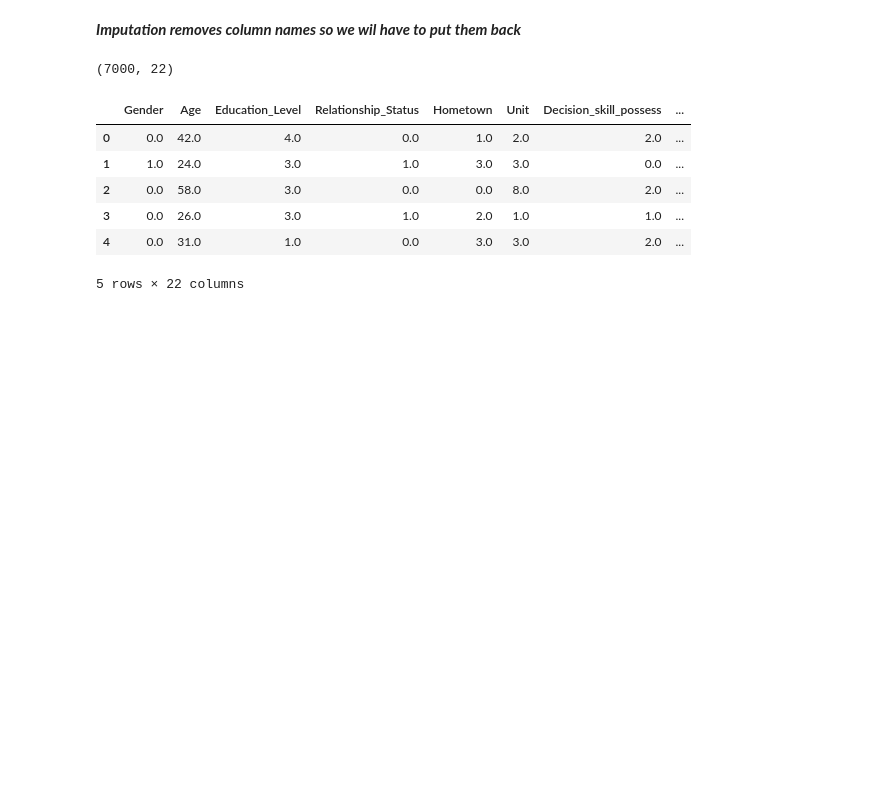
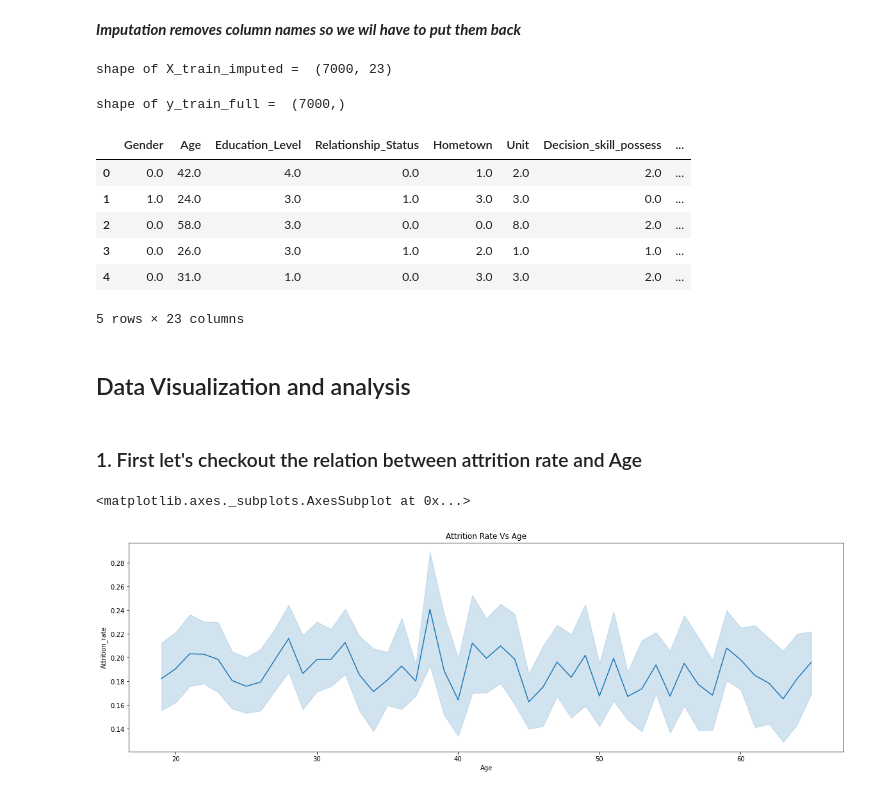
Before and after one commit to partha2000/Employee_attrition_rate_predictor, a Jupyter notebook: eda/EDA report made with kaggle.ipynb, the cells around one changed output. Drawn from its saved outputs; the diff is of its cells as text; code cells hidden in the pictures; blank space fills up the shorter version.

Commit message:
data Visualization and analysis

```diff
--- a/eda/EDA report made with kaggle.ipynb
+++ b/eda/EDA report made with kaggle.ipynb
@@ -120,7 +166,7 @@ X_train_full = training_dataframe
 
 X_train_full.dropna(axis=0, subset=['Attrition_rate'], inplace=True, how = "any")
 y_train_full = X_train_full.Attrition_rate
-X_train_full.drop(['Attrition_rate'], axis=1, inplace=True)
+# X_train_full.drop(['Attrition_rate'], axis=1, inplace=True)
 
 
 X_train_full.head()
@@ -187,9 +233,13 @@ X_train_imputed.head()
 # Imputation removed column names; they have to be put back
 X_train_imputed.columns = X_train_full.columns
 # X_train_imputed.index = X_train_full.index
-print(X_train_imputed.shape)
+print("shape of X_train_imputed = ",X_train_imputed.shape)
 # %% [output]
-(7000, 22)
+shape of X_train_imputed =  (7000, 23)
+# %%
+print("shape of y_train_full = ",y_train_full.shape)
+# %% [output]
+shape of y_train_full =  (7000,)
 # %%
 X_train_imputed.head()
 # %% [output]
@@ -199,4 +249,19 @@ X_train_imputed.head()
 | 2 | 0.0 | 58.0 | 3.0 | 0.0 | 0.0 | 8.0 | 2.0 | ... |
 | 3 | 0.0 | 26.0 | 3.0 | 1.0 | 2.0 | 1.0 | 1.0 | ... |
 | 4 | 0.0 | 31.0 | 1.0 | 0.0 | 3.0 | 3.0 | 2.0 | ... |
-5 rows × 22 columns
+5 rows × 23 columns
+# %% [markdown]
+## Data Visualization and analysis
+# %% [markdown]
+### 1. First let's checkout the relation between attrition rate and Age
+# %%
+data = X_train_imputed
+ind_var = y_train_full
+
+plt.figure(figsize=(20,6))
+plt.title("Attrition Rate Vs Age")
+
+sns.lineplot(y=data["Attrition_rate"],x=data["Age"])
+# %% [output]
+<matplotlib.axes._subplots.AxesSubplot at 0x...>
+[figure, added]
```
Also changed, not shown: parts of 58 cells of this notebook.
